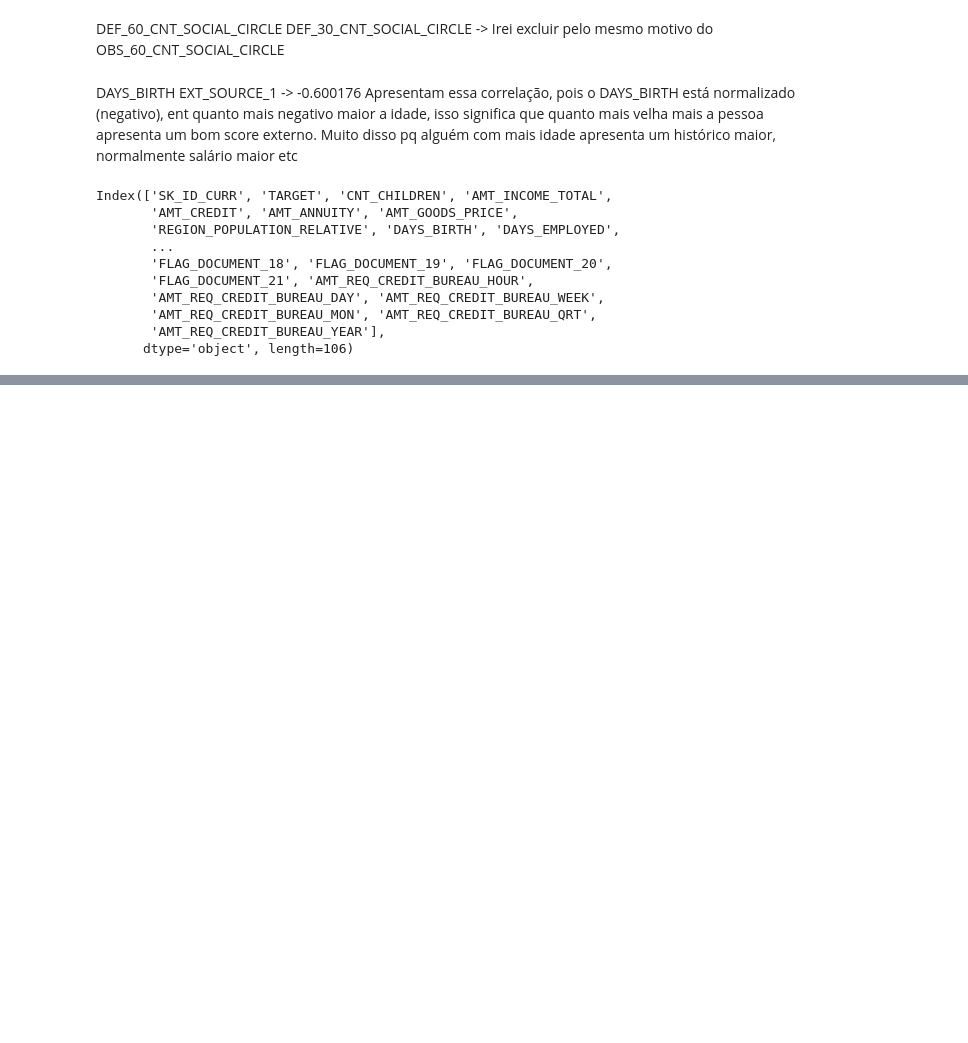
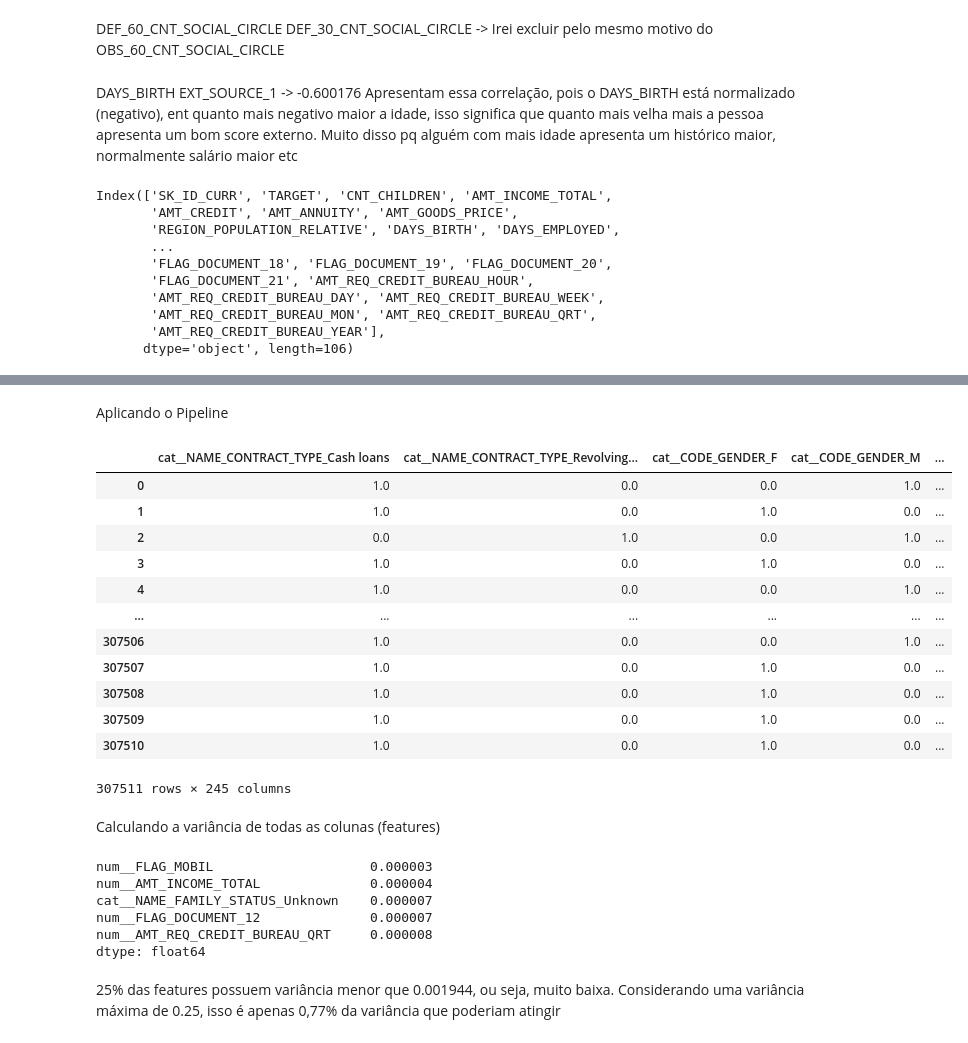
Before and after one commit to Pablo-Sant/project_credit_risk, a Jupyter notebook: notebooks/01-eda_application.ipynb, the cells around one changed output, grey strips where cells are left out. Drawn from its saved outputs; the diff is of its cells as text; code cells hidden in the pictures; blank space fills up the shorter version.

Commit message:
Aprendizado e aplicação do low variance, além de interpretação da variância das features e uso de threshold

```diff
--- a/notebooks/01-eda_application.ipynb
+++ b/notebooks/01-eda_application.ipynb
@@ -560,0 +569,2 @@ Index(['SK_ID_CURR', 'TARGET', 'CNT_CHILDREN', 'AMT_INCOME_TOTAL',
+# %%
+categoricas = x.select_dtypes(include=['object']).columns
@@ -560,0 +587,11 @@ Index(['SK_ID_CURR', 'TARGET', 'CNT_CHILDREN', 'AMT_INCOME_TOTAL',
+# %%
+preprocess = ColumnTransformer([
+    ('cat', Pipeline([
+        ('imputer', SimpleImputer(strategy='most_frequent')), # Imputando nulos com a moda
+        ('one_hot', OneHotEncoder(sparse_output=False)) # Aplicando encoder
+    ]), categoricas), # Nas colunas categóricas
+    ('num', Pipeline([
+        ('imputer', SimpleImputer(strategy='median')), # Imputando nulos com a mediana
+        ('scaler', MinMaxScaler()) # Aplicando normalização
+    ]), numericas) # Nas colunas numéricas
+])
@@ -560,0 +600,2 @@ Index(['SK_ID_CURR', 'TARGET', 'CNT_CHILDREN', 'AMT_INCOME_TOTAL',
+# %%
+preprocess.set_output(transform='pandas')
@@ -560,0 +621,34 @@ Index(['SK_ID_CURR', 'TARGET', 'CNT_CHILDREN', 'AMT_INCOME_TOTAL',
+# %% [markdown]
+Aplicando o Pipeline
+# %%
+x_processed = preprocess.fit_transform(x)
+# %%
+x_processed
+# %% [output]
+|  | cat__NAME_CONTRACT_TYPE_Cash loans | cat__NAME_CONTRACT_TYPE_Revolving... | cat__CODE_GENDER_F | cat__CODE_GENDER_M | ... |
+| 0 | 1.0 | 0.0 | 0.0 | 1.0 | ... |
+| 1 | 1.0 | 0.0 | 1.0 | 0.0 | ... |
+| 2 | 0.0 | 1.0 | 0.0 | 1.0 | ... |
+| 3 | 1.0 | 0.0 | 1.0 | 0.0 | ... |
+| 4 | 1.0 | 0.0 | 0.0 | 1.0 | ... |
+| ... | ... | ... | ... | ... | ... |
+| 307506 | 1.0 | 0.0 | 0.0 | 1.0 | ... |
+| 307507 | 1.0 | 0.0 | 1.0 | 0.0 | ... |
+| 307508 | 1.0 | 0.0 | 1.0 | 0.0 | ... |
+| 307509 | 1.0 | 0.0 | 1.0 | 0.0 | ... |
+| 307510 | 1.0 | 0.0 | 1.0 | 0.0 | ... |
+307511 rows × 245 columns
+# %% [markdown]
+Calculando a variância de todas as colunas (features)
+# %%
+variancias = x_processed.var().sort_values()
+variancias.head()
+# %% [output]
+num__FLAG_MOBIL                    0.000003
+num__AMT_INCOME_TOTAL              0.000004
+cat__NAME_FAMILY_STATUS_Unknown    0.000007
+num__FLAG_DOCUMENT_12              0.000007
+num__AMT_REQ_CREDIT_BUREAU_QRT     0.000008
+dtype: float64
+# %% [markdown]
+25% das features possuem variância menor que 0.001944, ou seja, muito baixa. Considerando uma variância máxima de 0.25, isso é apenas 0,77% da variância que poderiam atingir
```
Also changed, not shown: parts of 28 cells of this notebook.
